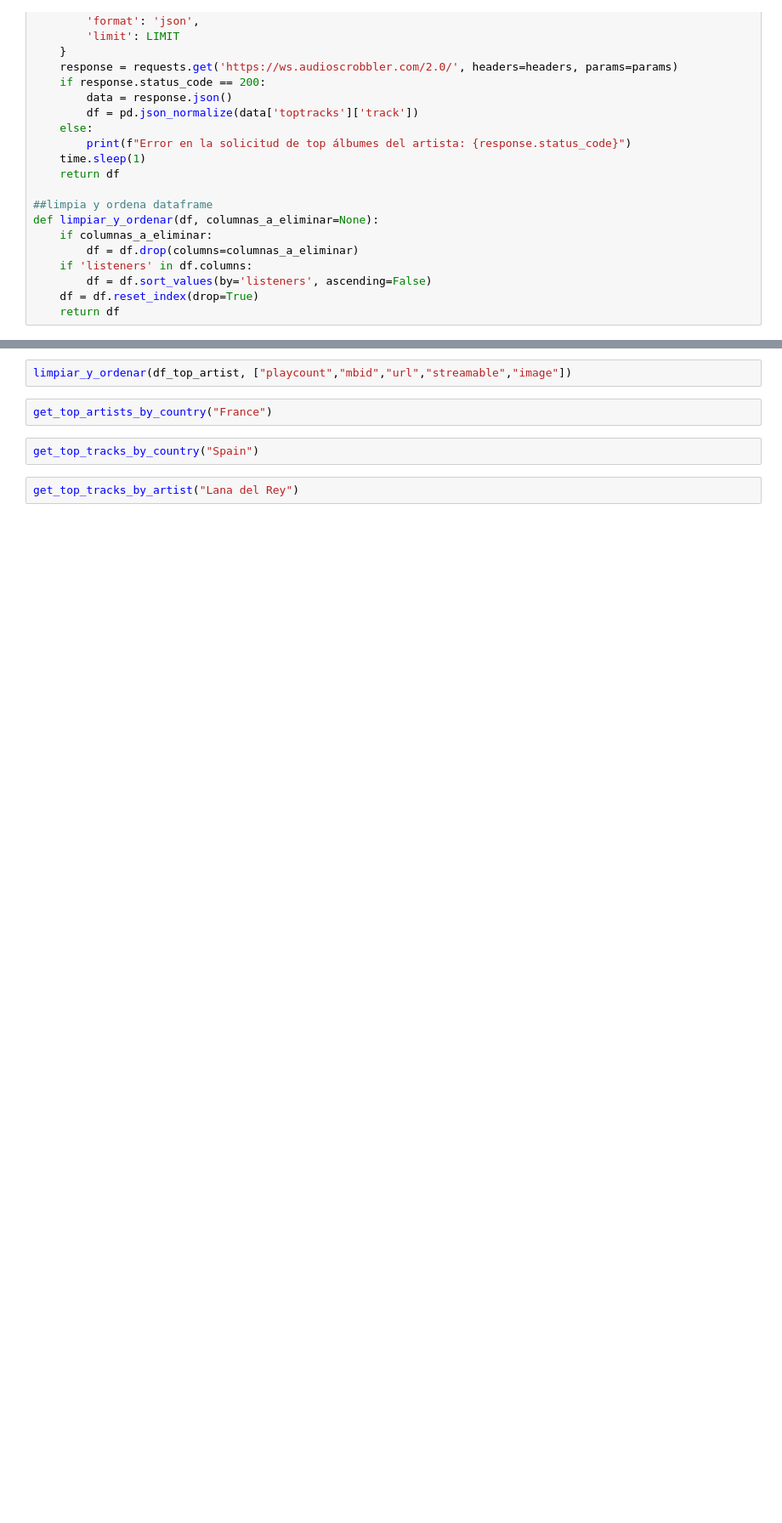
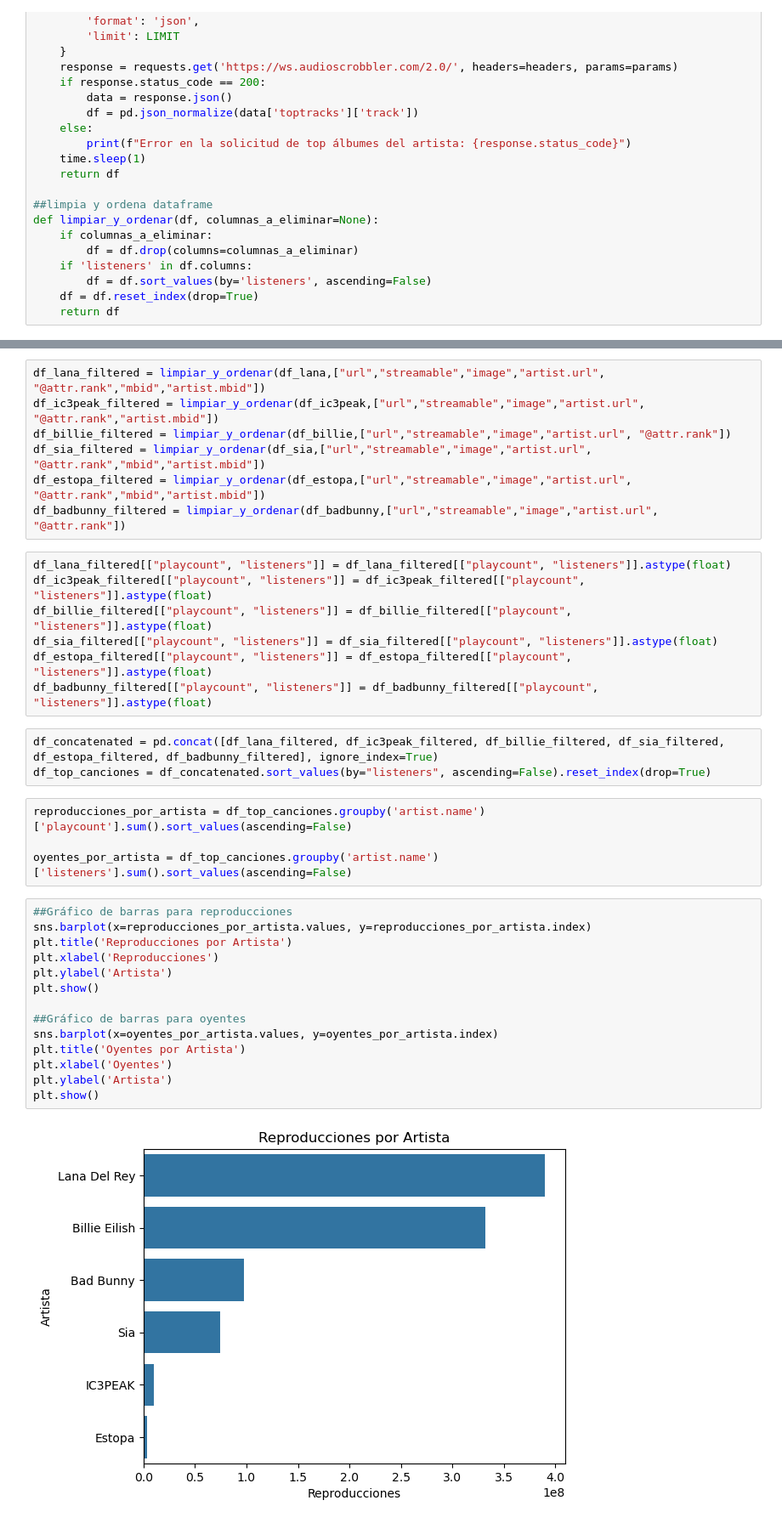
Before and after one commit to SfromtheAbyss/API_music, a Jupyter notebook: API_LASTFM_SORROW.ipynb, the cells around one changed output, grey strips where cells are left out. Shown at 85% size. Drawn from its saved outputs; the diff is of its cells as text; blank space fills up the shorter version.

Commit message:
analisis y plot Sorrow

```diff
--- a/API_LASTFM_SORROW.ipynb
+++ b/API_LASTFM_SORROW.ipynb
@@ -103,8 +107,37 @@ df_top_artist.drop(["playcount","mbid","url","streamable","image"], axis = 1).so
 # %%
-limpiar_y_ordenar(df_top_artist, ["playcount","mbid","url","streamable","image"])
+df_lana_filtered = limpiar_y_ordenar(df_lana,["url","streamable","image","artist.url", "@attr.rank","mbid","artist.mbid"])
+df_ic3peak_filtered = limpiar_y_ordenar(df_ic3peak,["url","streamable","image","artist.url", "@attr.rank","artist.mbid"])
+df_billie_filtered = limpiar_y_ordenar(df_billie,["url","streamable","image","artist.url", "@attr.rank"])
+df_sia_filtered = limpiar_y_ordenar(df_sia,["url","streamable","image","artist.url", "@attr.rank","mbid","artist.mbid"])
+df_estopa_filtered = limpiar_y_ordenar(df_estopa,["url","streamable","image","artist.url", "@attr.rank","mbid","artist.mbid"])
+df_badbunny_filtered = limpiar_y_ordenar(df_badbunny,["url","streamable","image","artist.url", "@attr.rank"])
+# %%
+df_lana_filtered[["playcount", "listeners"]] = df_lana_filtered[["playcount", "listeners"]].astype(float)
+df_ic3peak_filtered[["playcount", "listeners"]] = df_ic3peak_filtered[["playcount", "listeners"]].astype(float)
+df_billie_filtered[["playcount", "listeners"]] = df_billie_filtered[["playcount", "listeners"]].astype(float)
+df_sia_filtered[["playcount", "listeners"]] = df_sia_filtered[["playcount", "listeners"]].astype(float)
+df_estopa_filtered[["playcount", "listeners"]] = df_estopa_filtered[["playcount", "listeners"]].astype(float)
+df_badbunny_filtered[["playcount", "listeners"]] = df_badbunny_filtered[["playcount", "listeners"]].astype(float)
 # %%
-get_top_artists_by_country("France")
+df_concatenated = pd.concat([df_lana_filtered, df_ic3peak_filtered, df_billie_filtered, df_sia_filtered, df_estopa_filtered, df_badbunny_filtered], ignore_index=True)
+df_top_canciones = df_concatenated.sort_values(by="listeners", ascending=False).reset_index(drop=True)
 # %%
-get_top_tracks_by_country("Spain")
+reproducciones_por_artista = df_top_canciones.groupby('artist.name')['playcount'].sum().sort_values(ascending=False)
+
+oyentes_por_artista = df_top_canciones.groupby('artist.name')['listeners'].sum().sort_values(ascending=False)
 # %%
-get_top_tracks_by_artist("Lana del Rey")
+##Gráfico de barras para reproducciones
+sns.barplot(x=reproducciones_por_artista.values, y=reproducciones_por_artista.index)
+plt.title('Reproducciones por Artista')
+plt.xlabel('Reproducciones')
+plt.ylabel('Artista')
+plt.show()
+
+##Gráfico de barras para oyentes
+sns.barplot(x=oyentes_por_artista.values, y=oyentes_por_artista.index)
+plt.title('Oyentes por Artista')
+plt.xlabel('Oyentes')
+plt.ylabel('Artista')
+plt.show()
+# %% [output]
+[figure, added]
```
Also changed, not shown: parts of 10 cells of this notebook.
